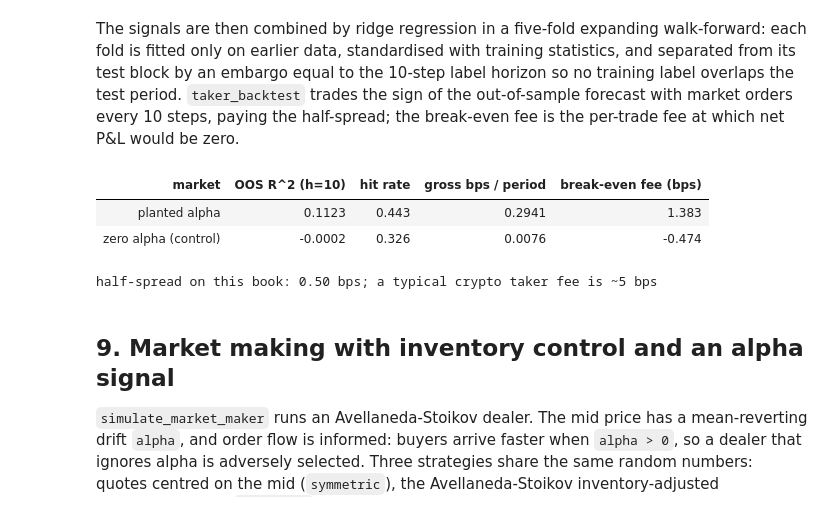
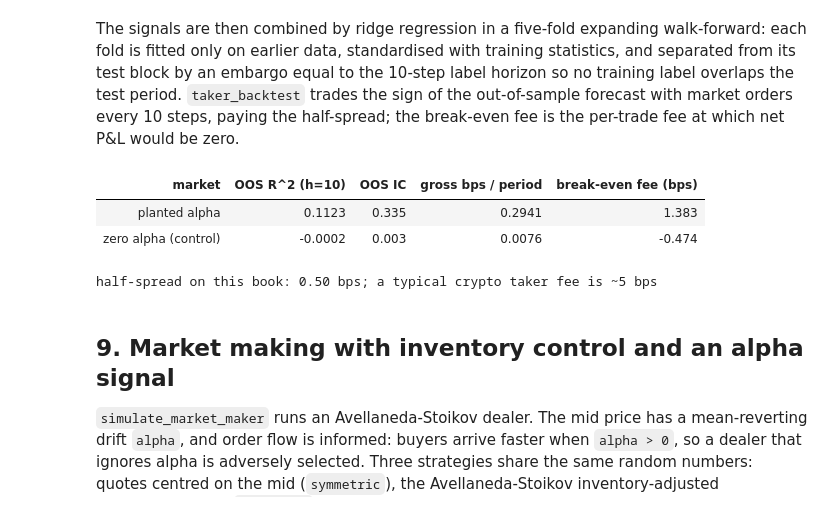
Before and after one commit to zihadpcode/QuantForge, a Jupyter notebook: notebooks/quickstart.ipynb, the cells around one changed output. Drawn from its saved outputs; the diff is of its cells as text; code cells hidden in the pictures.

```diff
--- a/notebooks/quickstart.ipynb
+++ b/notebooks/quickstart.ipynb
@@ -471,28 +478,29 @@ The signals are then combined by ridge regression in a five-fold expanding walk-
 # %%
 H = 10
 
 def features(b):
     return np.column_stack([
         sg.book_imbalance(b.bid_qty, b.ask_qty),
         sg.order_flow_imbalance(b.bid, b.ask, b.bid_qty, b.ask_qty, 20),
         sg.trade_flow_imbalance(b.buy_vol, b.sell_vol, 50),
         sg.past_return_bps(b.mid, 50),
     ])
 
 rows = []
 for label, b in [("planted alpha", book), ("zero alpha (control)", null_book)]:
     y = ev.forward_return_bps(b.mid, H)
     yhat, coefs = ev.walk_forward_ridge(features(b), y, horizon=H, n_folds=5, lam=1.0)
     bt0 = ev.taker_backtest(yhat, b.bid, b.ask, H, threshold_bps=0.0, fee_bps=0.0)
-    rows.append([label, f"{ev.oos_r2(y, yhat):.4f}", f"{bt0.hit_rate:.3f}", f"{bt0.gross_bps.mean():.4f}",
-                 f"{bt0.breakeven_fee_bps:.3f}"])
-display(Table(["market", "OOS R^2 (h=10)", "hit rate", "gross bps / period", "break-even fee (bps)"], rows))
+    ok = np.isfinite(y) & np.isfinite(yhat)
+    rows.append([label, f"{ev.oos_r2(y, yhat):.4f}", f"{np.corrcoef(yhat[ok], y[ok])[0, 1]:.3f}",
+                 f"{bt0.gross_bps.mean():.4f}", f"{bt0.breakeven_fee_bps:.3f}"])
+display(Table(["market", "OOS R^2 (h=10)", "OOS IC", "gross bps / period", "break-even fee (bps)"], rows))
 half_spread = 0.5 * book.tick / mid.mean() * 1e4
 print(f"half-spread on this book: {half_spread:.2f} bps; a typical crypto taker fee is ~5 bps")
 # %% [output]
-| market | OOS R^2 (h=10) | hit rate | gross bps / period | break-even fee (bps) |
-| planted alpha | 0.1123 | 0.443 | 0.2941 | 1.383 |
-| zero alpha (control) | -0.0002 | 0.326 | 0.0076 | -0.474 |
+| market | OOS R^2 (h=10) | OOS IC | gross bps / period | break-even fee (bps) |
+| planted alpha | 0.1123 | 0.335 | 0.2941 | 1.383 |
+| zero alpha (control) | -0.0002 | 0.003 | 0.0076 | -0.474 |
 half-spread on this book: 0.50 bps; a typical crypto taker fee is ~5 bps
 # %% [markdown]
 ## 9. Market making with inventory control and an alpha signal
```
Also changed, not shown: parts of 11 cells of this notebook, 1 other file.
